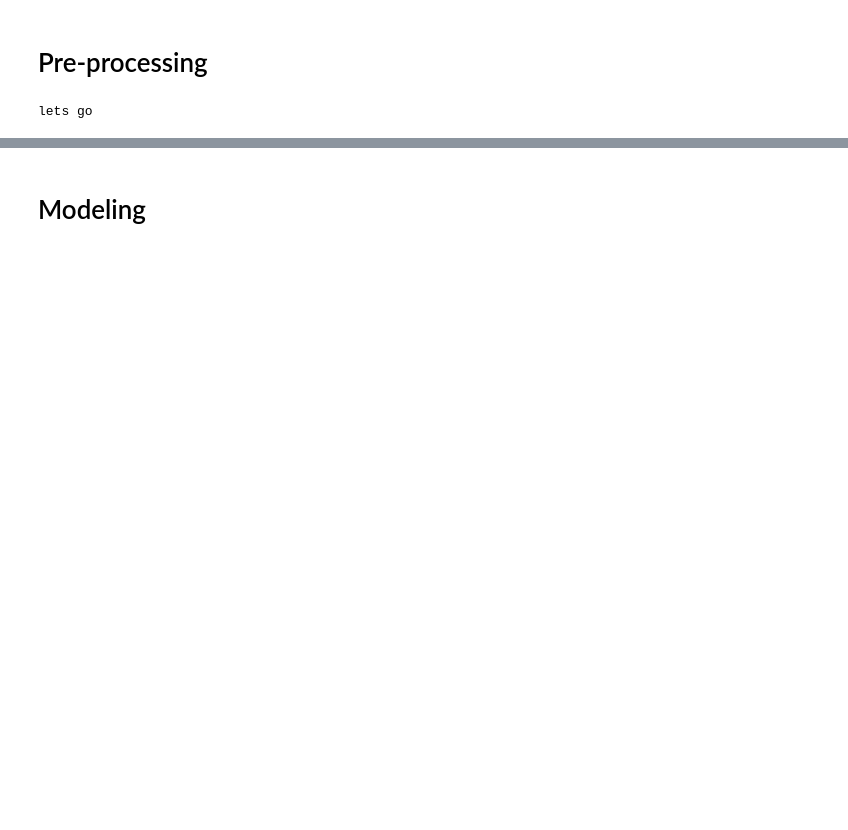
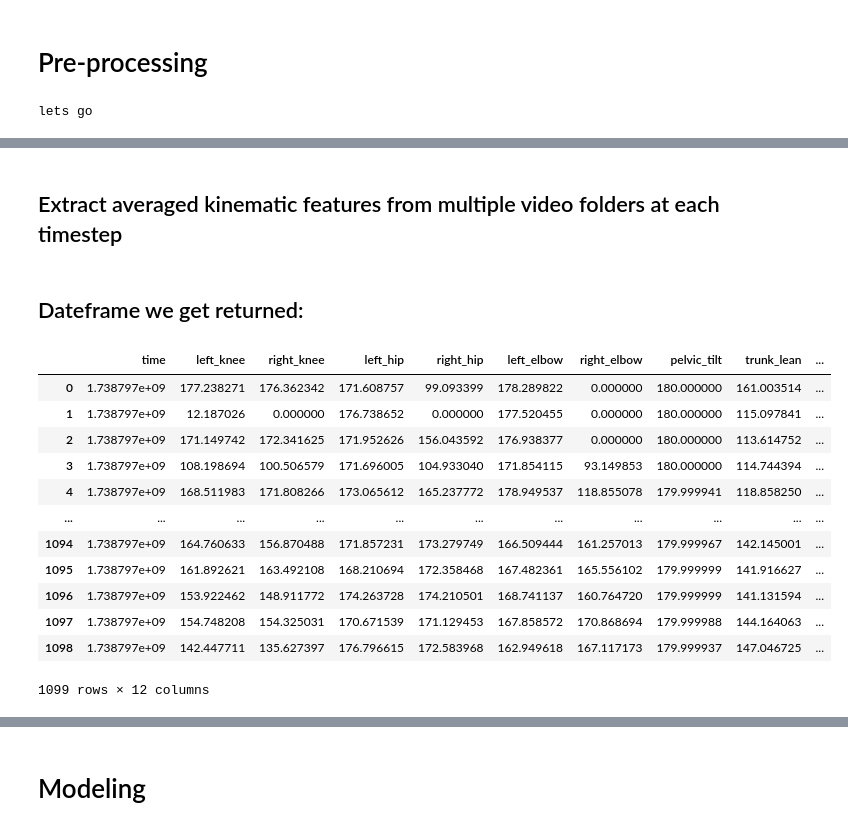
Before and after one commit to DavidN0809/AI-Assisted-Gait-Restoration-for-Disabled-Individuals, a Jupyter notebook: data_processing/new_preprocessing.ipynb, the cells around one changed output, grey strips where cells are left out. Saved outputs shown, nothing was run; the diff lists cells and outputs as text; code cells hidden in the pictures; blank space fills up the shorter version.

Commit message:
Pose keypoint and kinematic feature extraction

```diff
--- a/data_processing/new_preprocessing.ipynb
+++ b/data_processing/new_preprocessing.ipynb
@@ -200,0 +262,34 @@ df = apply_notch(df, emg_columns)
+# %%
+import cv2
+import numpy as np
+import pandas as pd
+import time
+import os
+import io
+import contextlib
+from ultralytics import YOLO
+import random
+model = YOLO('yolov8n-pose.pt')
+# %%
+video_path = "/home/eric/Desktop/cv/steps/camera_2"
+action_path = "/home/eric/Desktop/cv/steps/"
+fps = 10
+# %%
+# Define keypoint indices (COCO format)
+NOSE = 0
+LEFT_EYE = 1
+RIGHT_EYE = 2
+LEFT_EAR = 3
+RIGHT_EAR = 4
+LEFT_SHOULDER = 5
+RIGHT_SHOULDER = 6
+LEFT_ELBOW = 7
+RIGHT_ELBOW = 8
+LEFT_WRIST = 9
+RIGHT_WRIST = 10
+LEFT_HIP = 11
+RIGHT_HIP = 12
+LEFT_KNEE = 13
+RIGHT_KNEE = 14
+LEFT_ANKLE = 15
+RIGHT_ANKLE = 16
@@ -200,0 +384,2 @@ df = apply_notch(df, emg_columns)
+# %% [markdown]
+## Extract averaged kinematic features from multiple video folders at each timestep
@@ -200,0 +516,20 @@ df = apply_notch(df, emg_columns)
+# %%
+angles_df = process_all_folders_split(action_path)
+# %% [markdown]
+## Dateframe we get returned:
+# %%
+angles_df
+# %% [output]
+|  | time | left_knee | right_knee | left_hip | right_hip | left_elbow | right_elbow | pelvic_tilt | trunk_lean | ... |
+| 0 | 1.738797e+09 | 177.238271 | 176.362342 | 171.608757 | 99.093399 | 178.289822 | 0.000000 | 180.000000 | 161.003514 | ... |
+| 1 | 1.738797e+09 | 12.187026 | 0.000000 | 176.738652 | 0.000000 | 177.520455 | 0.000000 | 180.000000 | 115.097841 | ... |
+| 2 | 1.738797e+09 | 171.149742 | 172.341625 | 171.952626 | 156.043592 | 176.938377 | 0.000000 | 180.000000 | 113.614752 | ... |
+| 3 | 1.738797e+09 | 108.198694 | 100.506579 | 171.696005 | 104.933040 | 171.854115 | 93.149853 | 180.000000 | 114.744394 | ... |
+| 4 | 1.738797e+09 | 168.511983 | 171.808266 | 173.065612 | 165.237772 | 178.949537 | 118.855078 | 179.999941 | 118.858250 | ... |
+| ... | ... | ... | ... | ... | ... | ... | ... | ... | ... | ... |
+| 1094 | 1.738797e+09 | 164.760633 | 156.870488 | 171.857231 | 173.279749 | 166.509444 | 161.257013 | 179.999967 | 142.145001 | ... |
+| 1095 | 1.738797e+09 | 161.892621 | 163.492108 | 168.210694 | 172.358468 | 167.482361 | 165.556102 | 179.999999 | 141.916627 | ... |
+| 1096 | 1.738797e+09 | 153.922462 | 148.911772 | 174.263728 | 174.210501 | 168.741137 | 160.764720 | 179.999999 | 141.131594 | ... |
+| 1097 | 1.738797e+09 | 154.748208 | 154.325031 | 170.671539 | 171.129453 | 167.858572 | 170.868694 | 179.999988 | 144.164063 | ... |
+| 1098 | 1.738797e+09 | 142.447711 | 135.627397 | 176.796615 | 172.583968 | 162.949618 | 167.117173 | 179.999937 | 147.046725 | ... |
+1099 rows × 12 columns
```
Also changed, not shown: parts of 18 cells of this notebook.
